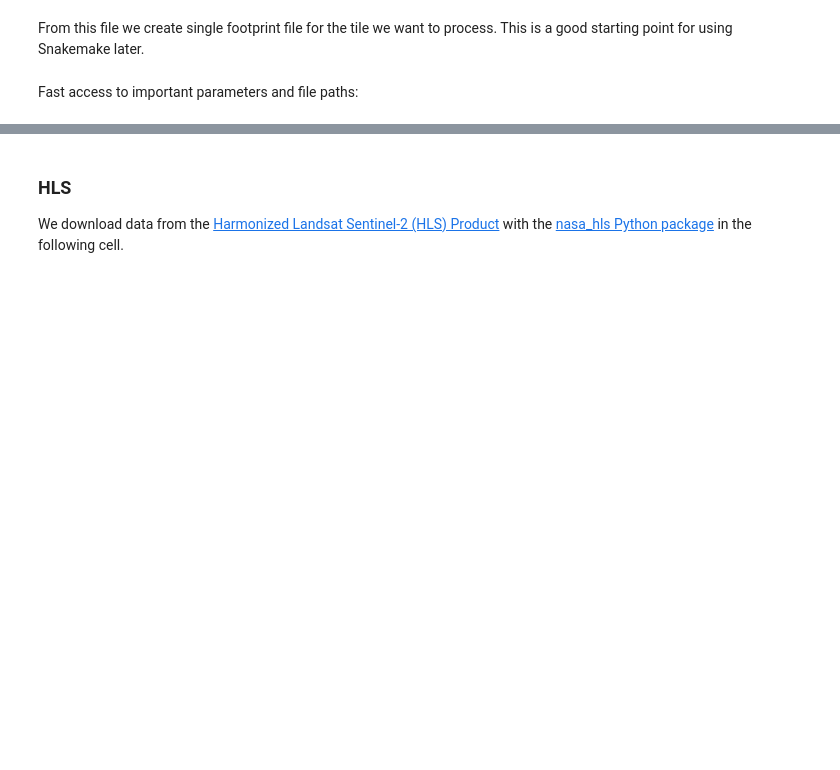
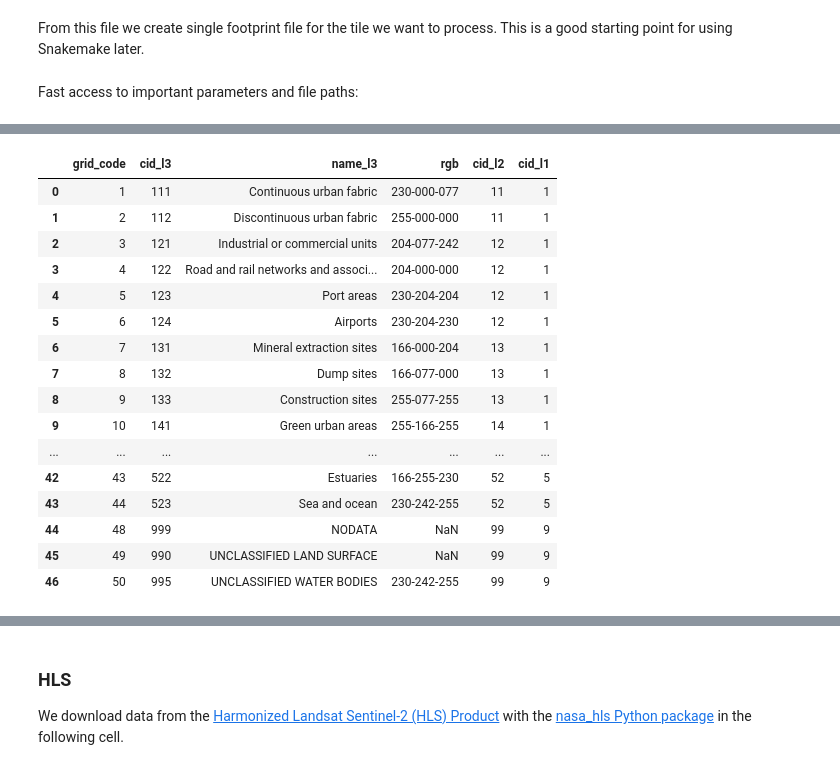
Before and after one commit to benmack/classify-hls, a Jupyter notebook: notebooks/01_raw/01a-r_bm_raw-data.ipynb, the cells around one changed output, grey strips where cells are left out. Drawn from its saved outputs; the diff is of its cells as text; code cells hidden in the pictures; blank space fills up the shorter version.

```diff
--- a/notebooks/01_raw/01a-r_bm_raw-data.ipynb
+++ b/notebooks/01_raw/01a-r_bm_raw-data.ipynb
@@ -110,0 +121,21 @@ for tile in tilenames:
+# %%
+clc_legend = prjconf.get_clc_legend()
+clc_legend
+# %% [output]
+|  | grid_code | cid_l3 | name_l3 | rgb | cid_l2 | cid_l1 |
+| 0 | 1 | 111 | Continuous urban fabric | 230-000-077 | 11 | 1 |
+| 1 | 2 | 112 | Discontinuous urban fabric | 255-000-000 | 11 | 1 |
+| 2 | 3 | 121 | Industrial or commercial units | 204-077-242 | 12 | 1 |
+| 3 | 4 | 122 | Road and rail networks and associ... | 204-000-000 | 12 | 1 |
+| 4 | 5 | 123 | Port areas | 230-204-204 | 12 | 1 |
+| 5 | 6 | 124 | Airports | 230-204-230 | 12 | 1 |
+| 6 | 7 | 131 | Mineral extraction sites | 166-000-204 | 13 | 1 |
+| 7 | 8 | 132 | Dump sites | 166-077-000 | 13 | 1 |
+| 8 | 9 | 133 | Construction sites | 255-077-255 | 13 | 1 |
+| 9 | 10 | 141 | Green urban areas | 255-166-255 | 14 | 1 |
+| ... | ... | ... | ... | ... | ... | ... |
+| 42 | 43 | 522 | Estuaries | 166-255-230 | 52 | 5 |
+| 43 | 44 | 523 | Sea and ocean | 230-242-255 | 52 | 5 |
+| 44 | 48 | 999 | NODATA | NaN | 99 | 9 |
+| 45 | 49 | 990 | UNCLASSIFIED LAND SURFACE | NaN | 99 | 9 |
+| 46 | 50 | 995 | UNCLASSIFIED WATER BODIES | 230-242-255 | 99 | 9 |
```
Also changed, not shown: parts of 15 cells of this notebook, 2 other files.
